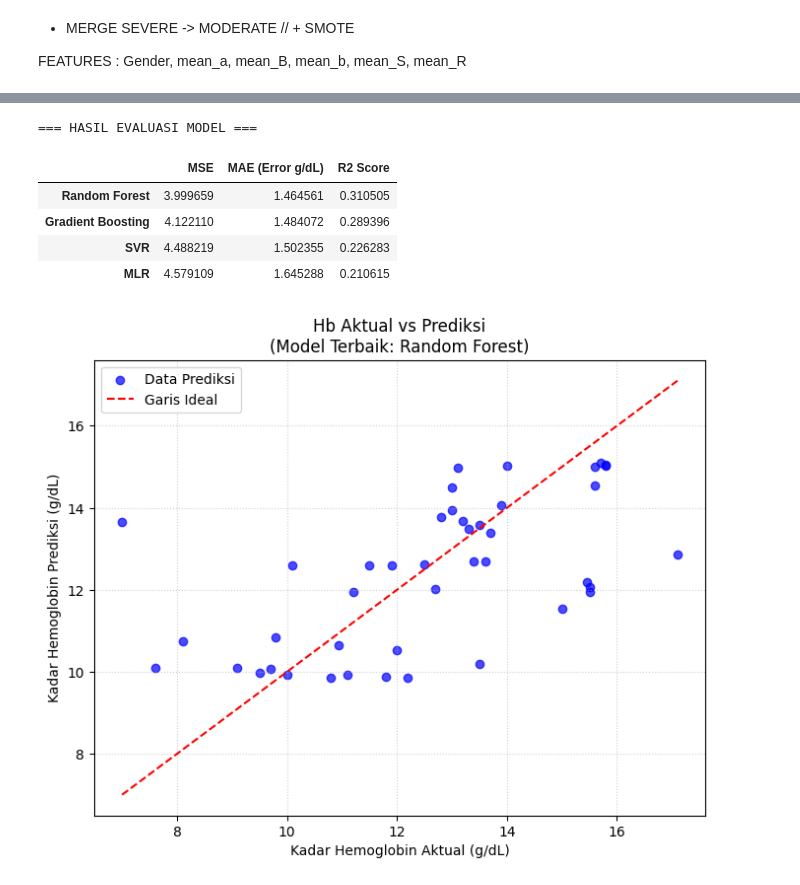
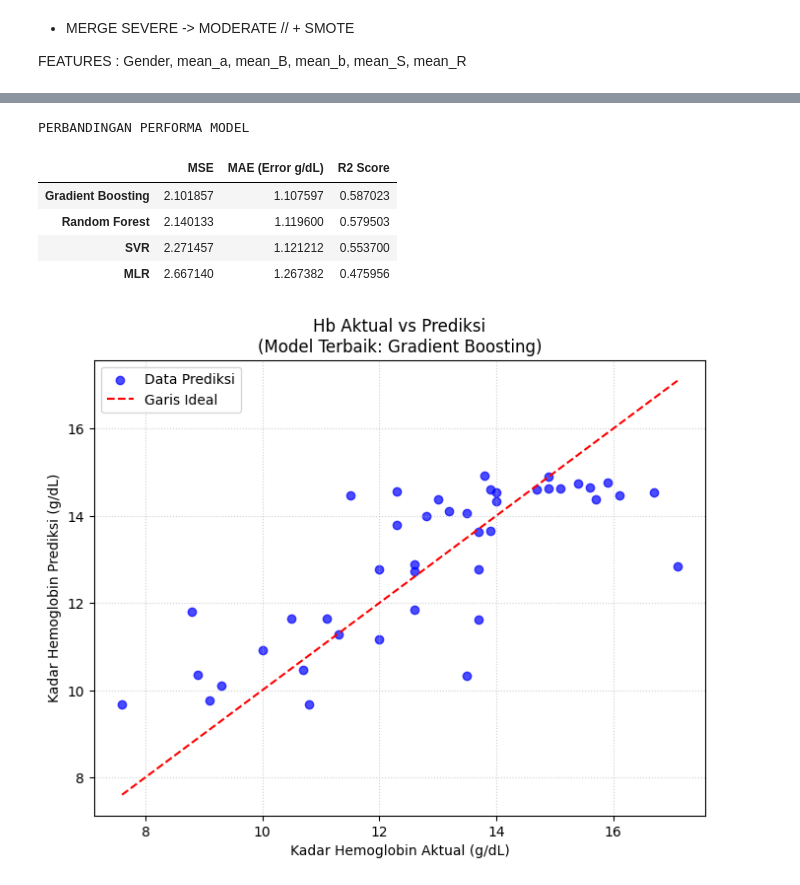
Before and after one commit to dzakwandq/TA, a Jupyter notebook: notebooks/train_hb_predict_v4.ipynb, the cells around one changed output, grey strips where cells are left out. Cells and saved outputs as stored; diff of their text form; code cells hidden in the pictures.

```diff
--- a/notebooks/train_hb_predict_v4.ipynb
+++ b/notebooks/train_hb_predict_v4.ipynb
@@ -68,6 +68,7 @@ Name: count, dtype: int64
 # 2. PEMILIHAN FITUR DAN SPLITTING DATA
 # =====================================================================
 
+'''#Buat SMOTE
 selected_features = ['Gender', 'mean_a', 'mean_B', 'mean_b', 'mean_S', 'mean_R', 'mean_V']
 
 X = df[selected_features]
@@ -77,7 +78,15 @@ y_class = df['Anemia_Class']
 # Splitting data (Gunakan stratify agar proporsi kelas di Train dan Test sama adilnya)
 X_train, X_test, y_hb_train, y_hb_test, y_class_train, y_class_test = train_test_split(
     X, y_hb, y_class, test_size=0.2, random_state=42, stratify=y_class
-)
+)'''
+
+#Gapake SMOTE
+feature_columns = ['Age', 'Gender', 'mean_R', 'mean_G', 'mean_B', 'mean_L', 'mean_a', 'mean_b', 'mean_H', 'mean_S', 'mean_V']
+
+X = df[feature_columns]
+y = df['Hemoglobin']
+
+X_train, X_test, y_train, y_test = train_test_split(X, y, test_size=0.2, random_state=42)
 # %%
 # =====================================================================
 # 3. BALANCING MENGGUNAKAN SMOTE PADA DATA TRAIN
@@ -264,6 +203,8 @@ models = {
     'Gradient Boosting': make_pipeline(StandardScaler(), GradientBoostingRegressor(**model_params['Gradient Boosting']))
 }
 
+#Buat SMOTE
+'''
 results = {}
 predictions_dict = {}
 
@@ -283,33 +224,76 @@ results_df = pd.DataFrame(results).T
 from IPython.display import display
 print("\n=== HASIL EVALUASI MODEL ===")
 display(results_df.sort_values(by='MAE (Error g/dL)'))
+'''
+
+#Gapake SMOTE
+results = {}
+predictions_dict = {}
+
+for name, model in models.items():
+    model.fit(X_train, y_train)
+
+    # predict
+    y_pred = model.predict(X_test)
+    predictions_dict[name] = y_pred
+
+    #mse
+    mse = mean_squared_error(y_test, y_pred)
+    mae = mean_absolute_error(y_test, y_pred)
+    r2 = r2_score(y_test, y_pred)
+
+    results[name] = {'MSE': mse, 'MAE (Error g/dL)': mae, 'R2 Score': r2}
+
+results_df = pd.DataFrame(results).T
+print("PERBANDINGAN PERFORMA MODEL")
+display(results_df.sort_values(by='MAE (Error g/dL)'))
 # %% [output]
-=== HASIL EVALUASI MODEL ===
+PERBANDINGAN PERFORMA MODEL
 |  | MSE | MAE (Error g/dL) | R2 Score |
-| Random Forest | 3.999659 | 1.464561 | 0.310505 |
-| Gradient Boosting | 4.122110 | 1.484072 | 0.289396 |
-| SVR | 4.488219 | 1.502355 | 0.226283 |
-| MLR | 4.579109 | 1.645288 | 0.210615 |
+| Gradient Boosting | 2.101857 | 1.107597 | 0.587023 |
+| Random Forest | 2.140133 | 1.119600 | 0.579503 |
+| SVR | 2.271457 | 1.121212 | 0.553700 |
+| MLR | 2.667140 | 1.267382 | 0.475956 |
 # %%
-#cell buat visualisasi
+#cell buat visualisasi (SMOTE)
+'''
 best_model_name = results_df['MAE (Error g/dL)'].idxmin()
 best_y_pred = predictions_dict[best_model_name]
 
 plt.figure(figsize=(8, 6))
 plt.scatter(y_hb_test, best_y_pred, alpha=0.7, color='blue', label='Data Prediksi')
 
 min_val = min(min(y_hb_test), min(best_y_pred))
 max_val = max(max(y_hb_test), max(best_y_pred))
 plt.plot([min_val, max_val], [min_val, max_val], color='red', linestyle='--', label='Garis Ideal')
 
 plt.title(f'Hb Aktual vs Prediksi\n(Model Terbaik: {best_model_name})')
 plt.xlabel('Kadar Hemoglobin Aktual (g/dL)')
 plt.ylabel('Kadar Hemoglobin Prediksi (g/dL)')
 plt.legend()
 plt.grid(True, linestyle=':', alpha=0.6)
 plt.show()
+'''
+
+#cell buat visualisasi (gapake SMOTE)
+best_model_name = results_df['MAE (Error g/dL)'].idxmin()
+best_y_pred = predictions_dict[best_model_name]
+
+plt.figure(figsize=(8, 6))
+plt.scatter(y_test, best_y_pred, alpha=0.7, color='blue', label='Data Prediksi')
+
+min_val = min(min(y_test), min(best_y_pred))
+max_val = max(max(y_test), max(best_y_pred))
+plt.plot([min_val, max_val], [min_val, max_val], color='red', linestyle='--', label='Garis Ideal')
+
+plt.title(f'Hb Aktual vs Prediksi\n(Model Terbaik: {best_model_name})')
+plt.xlabel('Kadar Hemoglobin Aktual (g/dL)')
+plt.ylabel('Kadar Hemoglobin Prediksi (g/dL)')
+plt.legend()
+plt.grid(True, linestyle=':', alpha=0.6)
+plt.show()
 # %% [output]
-[figure, old version]
+[figure, new version]
 # %%
 from sklearn.pipeline import make_pipeline
 from sklearn.preprocessing import StandardScaler
```
Also changed, not shown: parts of 4 cells of this notebook.
